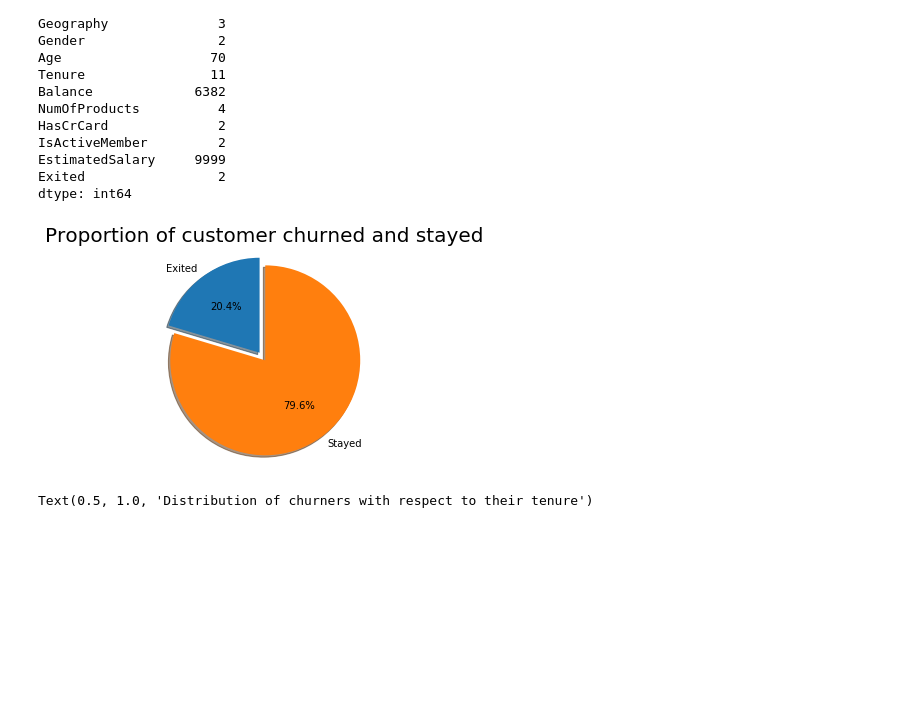
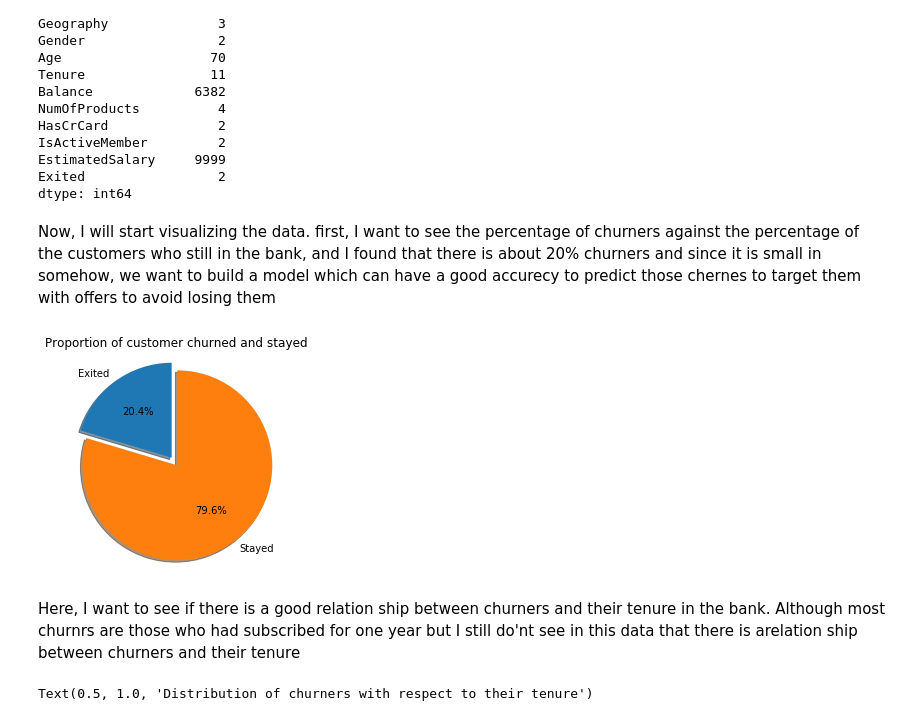
Before and after one commit to SondosJamal/visualization, a Jupyter notebook: banks prediction.ipynb, the cells around one changed output. Saved outputs shown, nothing was run; the diff lists cells and outputs as text; code cells hidden in the pictures; blank space fills up the shorter version.

```diff
--- a/banks prediction.ipynb
+++ b/banks prediction.ipynb
@@ -135,12 +148,17 @@ a good accurecy to predict those chernes to target them with offers to avoid los
+# %% [markdown]
+Now, I will start visualizing the data.
+first, I want to see the percentage of churners against the percentage of the customers who still in the bank,
+and I found that there is about 20% churners and since it is small in somehow, we want to build a model which can have
+a good accurecy to predict those chernes to target them with offers to avoid losing them
 # %%
 labels = 'Exited', 'Stayed'
 sizes = [df.Exited[df['Exited']==1].count(), df.Exited[df['Exited']==0].count()]
 explode = (0, 0.1)
 fig1, ax1 = plt.subplots(figsize=(4, 4))
 ax1.pie(sizes, explode=explode, labels=labels, autopct='%1.1f%%',
         shadow=True, startangle=90)
 ax1.axis('equal')
-plt.title("Proportion of customer churned and stayed", size = 20)
+plt.title("Proportion of customer churned and stayed")
 plt.show()
 # %% [output]
-[figure, old version]
+[figure, new version]
@@ -151,3 +165,7 @@ arelation ship between churners and their tenure'''
+# %% [markdown]
+Here, I want to see if there is a good relation ship between churners and their tenure in the bank.
+Although most churnrs are those who had subscribed for one year but I still do'nt see in this data that there is
+arelation ship between churners and their tenure
 # %%
 ex_tenure= pd.DataFrame(df[df['Exited']==1].groupby('Tenure')['Exited'].sum())
 my_plot = sns.barplot(x=ex_tenure.index, y=ex_tenure['Exited'])
```
Also changed, not shown: parts of 83 cells of this notebook.
